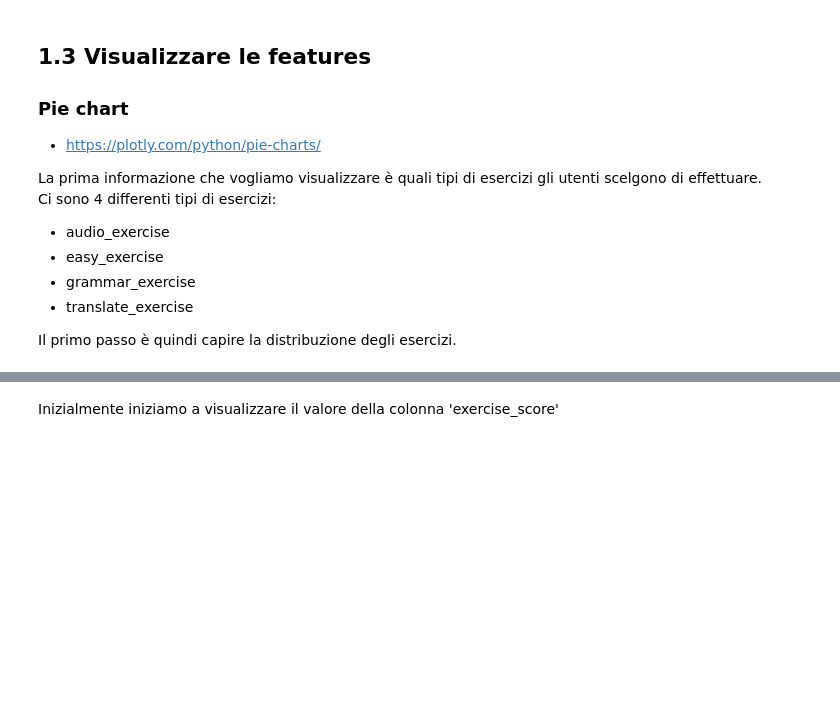
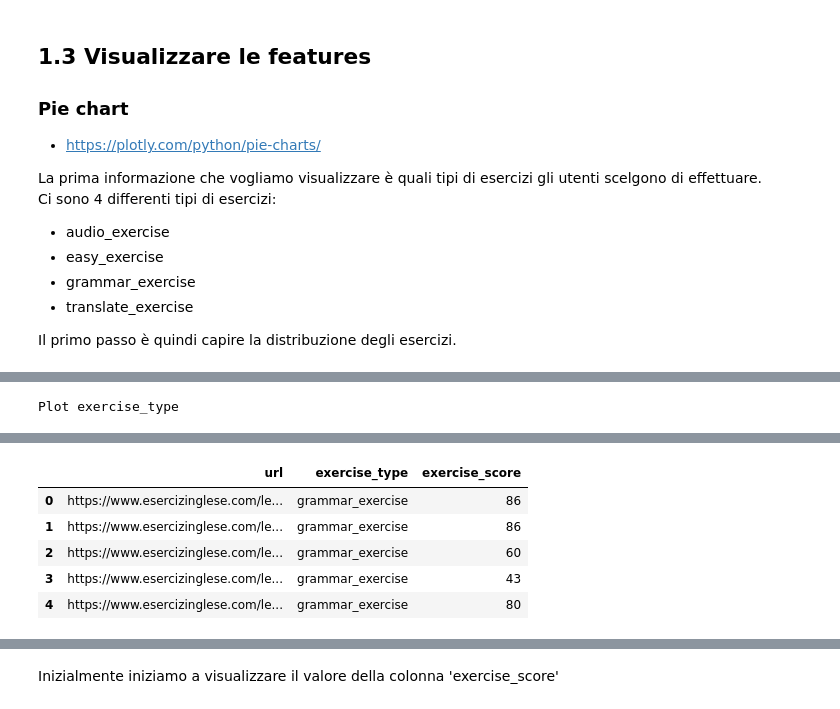
Before and after one commit to francobelloni85/DataMiningUni, a Jupyter notebook: project_exam.ipynb, the cells around one changed output, grey strips where cells are left out. Saved outputs shown, nothing was run; the diff lists cells and outputs as text; code cells hidden in the pictures; blank space fills up the shorter version.

```diff
--- a/project_exam.ipynb
+++ b/project_exam.ipynb
@@ -185,8 +240,15 @@ Il primo passo è quindi capire la distribuzione degli esercizi.
 # %%
-n = data.groupby(by='exercise_type').agg('count')
 # da migliorare, prenderlo in automatico
 # labels = selected.index.values
 # print("Type {0}. Size={1}".format(type(indexNamesArr), selected.shape))
-
 pie_labels = ['audio_exercise','easy_exercise','grammar_exercise','translate_exercise']
-pie_values = n['count']
+pie_values = list(coun_exercise_type['a'])
+print("Plot exercise type")
+fig = go.Figure(data=[go.Pie(labels=pie_labels, values=pie_values)])
+fig.show()
+# Elimino la colonna
+if 'a' in data_v1:
+    del data_v1['a']
+# data_v1.head()
+# %% [output]
+Plot exercise_type
@@ -192,0 +256,6 @@ pie_values = n['count']
+|  | url | exercise_type | exercise_score |
+| 0 | https://www.esercizinglese.com/le... | grammar_exercise | 86 |
+| 1 | https://www.esercizinglese.com/le... | grammar_exercise | 86 |
+| 2 | https://www.esercizinglese.com/le... | grammar_exercise | 60 |
+| 3 | https://www.esercizinglese.com/le... | grammar_exercise | 43 |
+| 4 | https://www.esercizinglese.com/le... | grammar_exercise | 80 |
```
Also changed, not shown: parts of 19 cells of this notebook.
